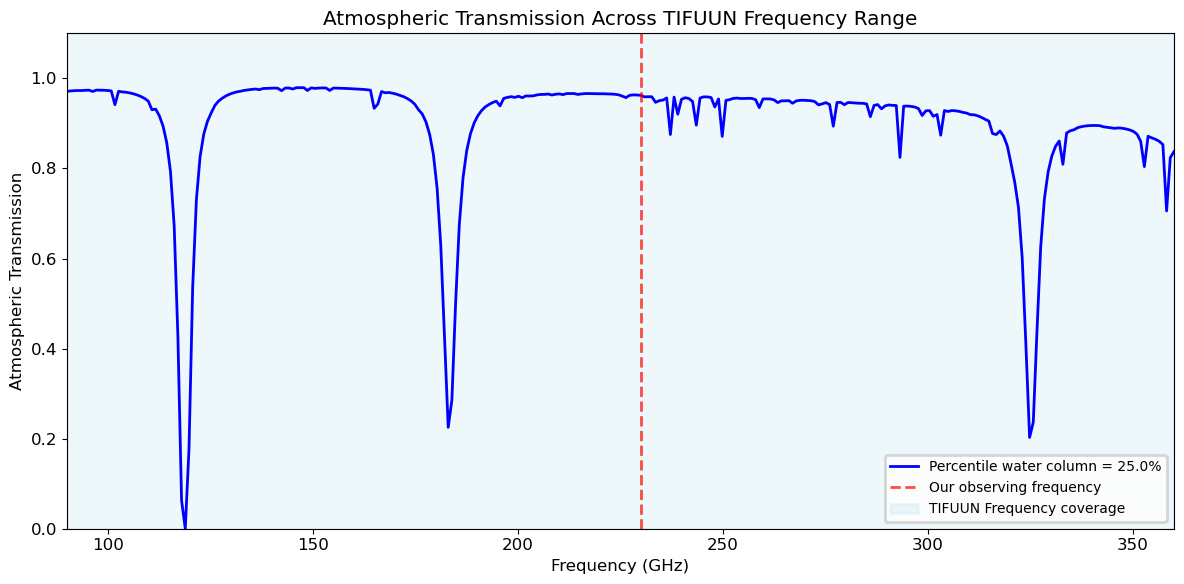
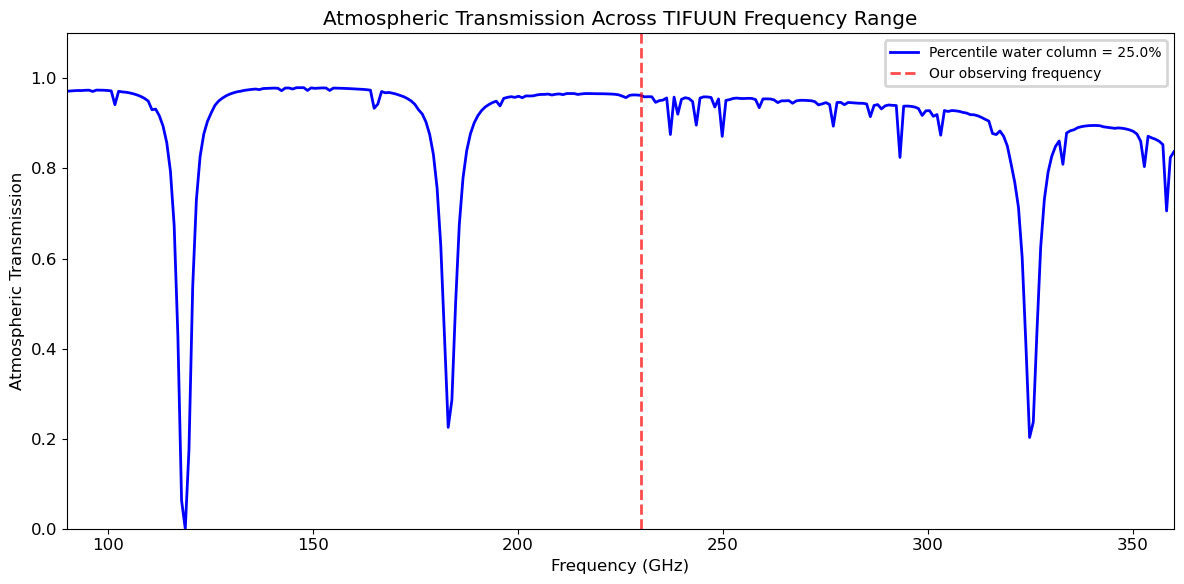
The change to this notebook cell's code, shown as a diff; its figure went from the first image to the second:
--- before
+++ after
@@ -3,5 +3,5 @@
 
 # Plot
-fig, ax = plt.subplots(figsize=(12, 6))
+fig, ax = plt.subplots()
 
 # plot atmospheric transmission over the TIFUUN operational frequency ranges
@@ -9,7 +9,4 @@
 # draw a vertical line at our observing frequency (dashed)
 ax.axvline(calculator.user_input.obs_freq.value, color='r', linestyle='--', alpha=0.7, label='Our observing frequency')
-# draw a box to highlight the operational frequencies of the TIFUUN receiver
-ax.axvspan(frequencies[0],frequencies[-1], color='lightblue', alpha=0.2, label='TIFUUN Frequency coverage')
-
 
 # label the plot

Commit: Notebook updates based on feedback